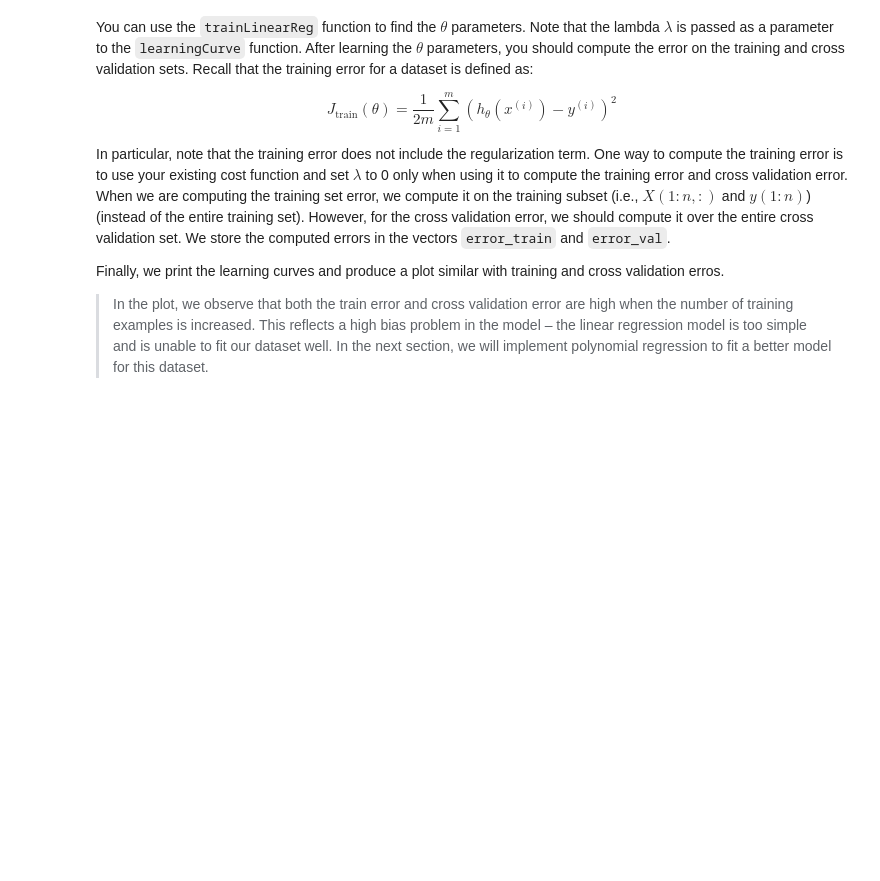
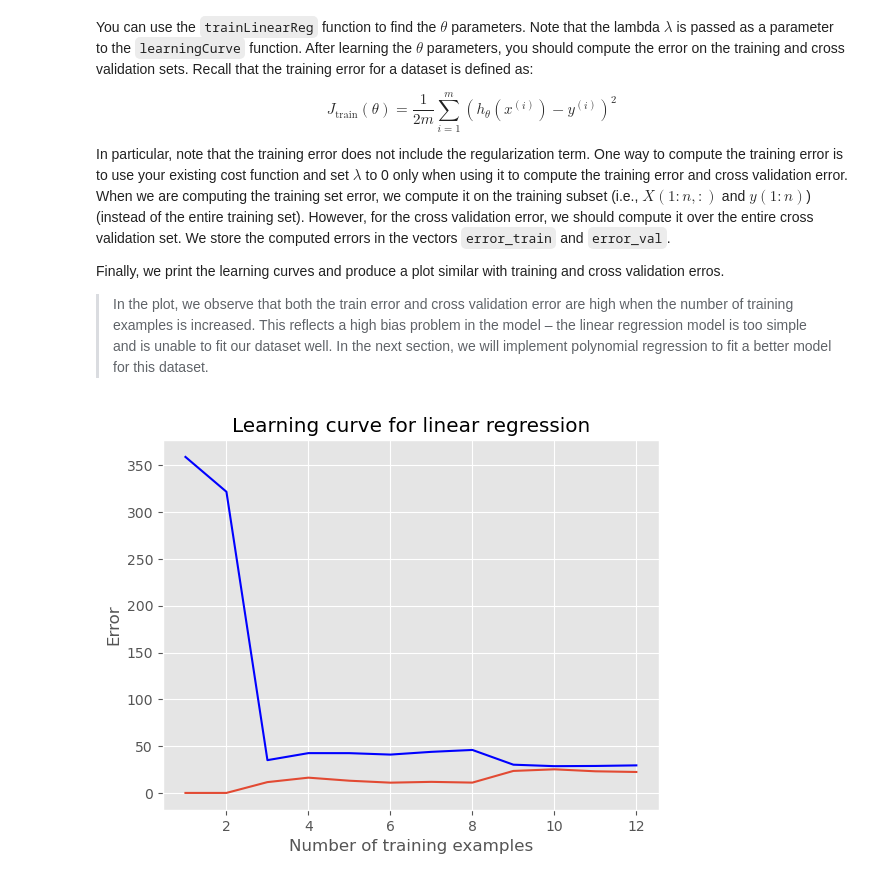
Before and after one commit to samisaf/Learning-AI, a Jupyter notebook: Coursera - Machine Learning/05 Variance and Bias.ipynb, the cells around one changed output. Drawn from its saved outputs; the diff is of its cells as text; code cells hidden in the pictures; blank space fills up the shorter version.

Commit message:
adds learning curve

```diff
--- a/Coursera - Machine Learning/05 Variance and Bias.ipynb
+++ b/Coursera - Machine Learning/05 Variance and Bias.ipynb
@@ -174,3 +174,24 @@ Finally, we print the learning curves and produce a plot similar with training a
 > In the plot, we observe that both the train error and cross validation error are high when the number of training examples is increased.
 This reflects a high bias problem in the model – the linear regression model is too simple and is unable to fit our dataset well.
 In the next section, we will implement polynomial regression to fit a better model for this dataset.
+# %%
+def learningCurve(X, y, theta0=None, mu=0):
+    J_train, J_val = [], []
+    for i in range(len(y)):
+        theta = trainLinearRegression(X[i:], y[i:], theta0, mu).x
+        J_train.append(cost(X[i:], y[i:])(theta))
+        J_val.append(cost(Xval, yval)(theta))
+    J_train = J_train[::-1]
+    J_val = J_val[::-1]
+    return J_train, J_val
+# %%
+error_train, error_val = learningCurve(X, y)
+num_train = list(range(1, len(error_train)+1))
+plt.plot(num_train, error_train)
+plt.plot(num_train, error_val, color='blue')
+plt.xlabel('Number of training examples')
+plt.ylabel('Error')
+plt.title('Learning curve for linear regression')
+plt.show()
+# %% [output]
+[figure, added]
```
Also changed, not shown: parts of 1 cell of this notebook.
